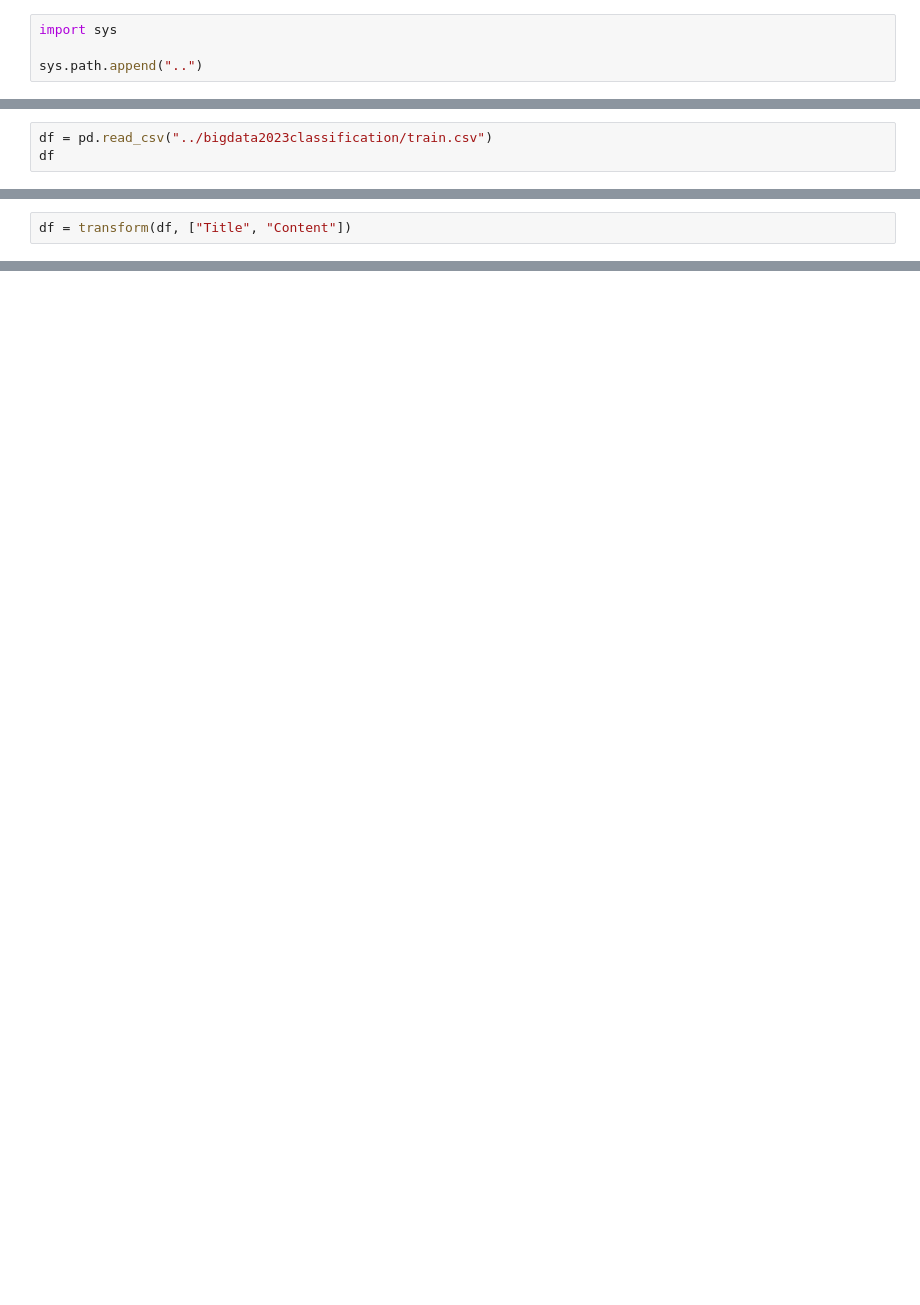
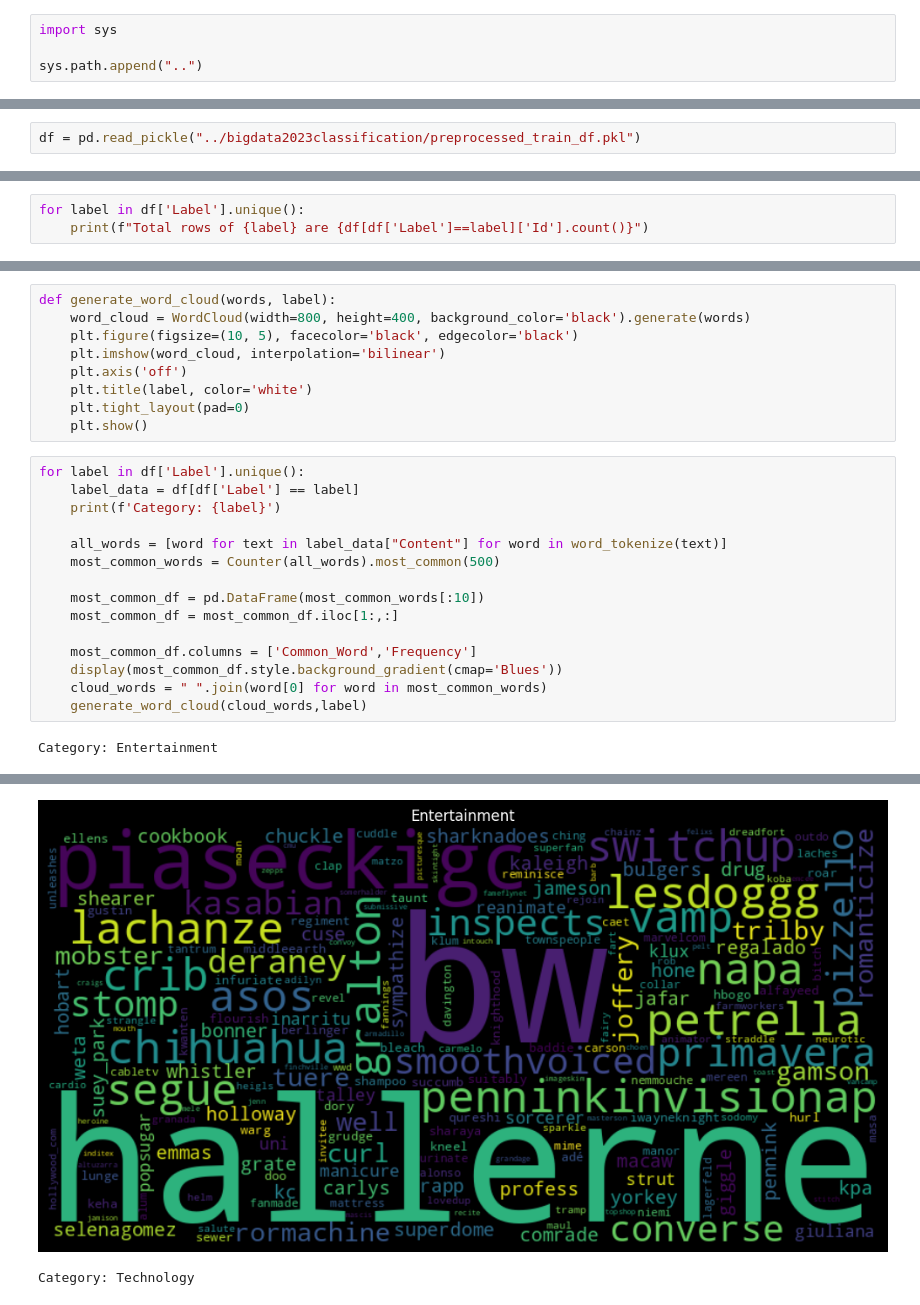
Before and after one commit to rondojim/DataAnalytics, a Jupyter notebook: notebooks/classifier.ipynb, the cells around one changed output, grey strips where cells are left out. Cells and saved outputs as stored; diff of their text form; blank space fills up the shorter version.

```diff
--- a/notebooks/classifier.ipynb
+++ b/notebooks/classifier.ipynb
@@ -8,3 +21,2 @@ from src.preprocess import transform
 # %%
-df = pd.read_csv("../bigdata2023classification/train.csv")
-df
+df = pd.read_pickle("../bigdata2023classification/preprocessed_train_df.pkl")
@@ -25,2 +22,0 @@ df
-# %%
-df = transform(df, ["Title", "Content"])
@@ -51,0 +25,3 @@ df
+# %%
+for label in df['Label'].unique():
+    print(f"Total rows of {label} are {df[df['Label']==label]['Id'].count()}")
@@ -51,0 +35,26 @@ df
+# %%
+def generate_word_cloud(words, label):
+    word_cloud = WordCloud(width=800, height=400, background_color='black').generate(words)
+    plt.figure(figsize=(10, 5), facecolor='black', edgecolor='black')
+    plt.imshow(word_cloud, interpolation='bilinear')
+    plt.axis('off')
+    plt.title(label, color='white')
+    plt.tight_layout(pad=0)
+    plt.show()
+# %%
+for label in df['Label'].unique():
+    label_data = df[df['Label'] == label]
+    print(f'Category: {label}')
+
+    all_words = [word for text in label_data["Content"] for word in word_tokenize(text)]
+    most_common_words = Counter(all_words).most_common(500)
+
+    most_common_df = pd.DataFrame(most_common_words[:10])
+    most_common_df = most_common_df.iloc[1:,:]
+
+    most_common_df.columns = ['Common_Word','Frequency']
+    display(most_common_df.style.background_gradient(cmap='Blues'))
+    cloud_words = " ".join(word[0] for word in most_common_words)
+    generate_word_cloud(cloud_words,label)
+# %% [output]
+Category: Entertainment
@@ -51,0 +71,2 @@ df
+[figure, added]
+Category: Technology
```
Also changed, not shown: parts of 52 cells of this notebook, 2 other files.
